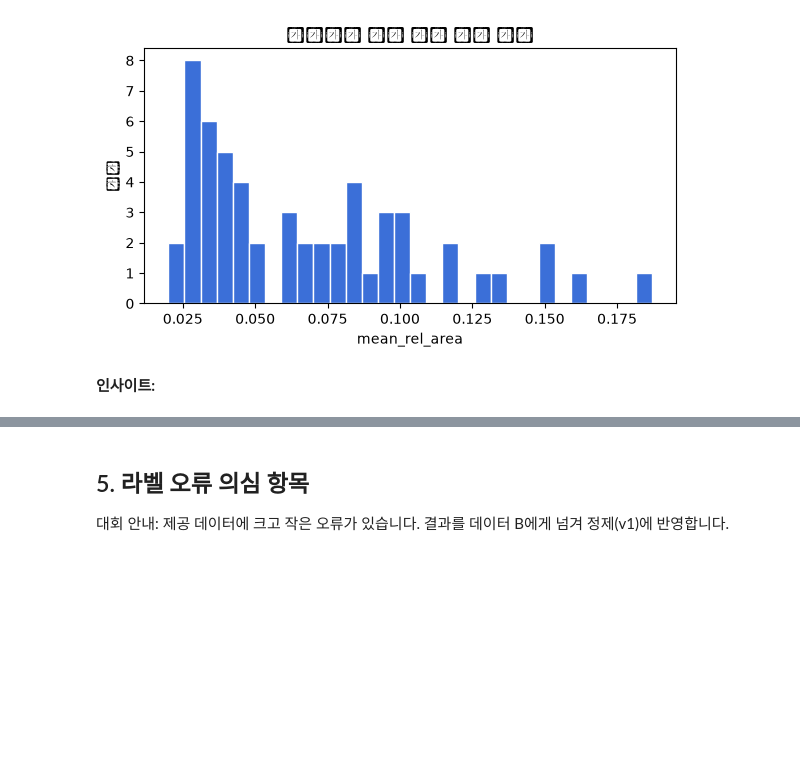
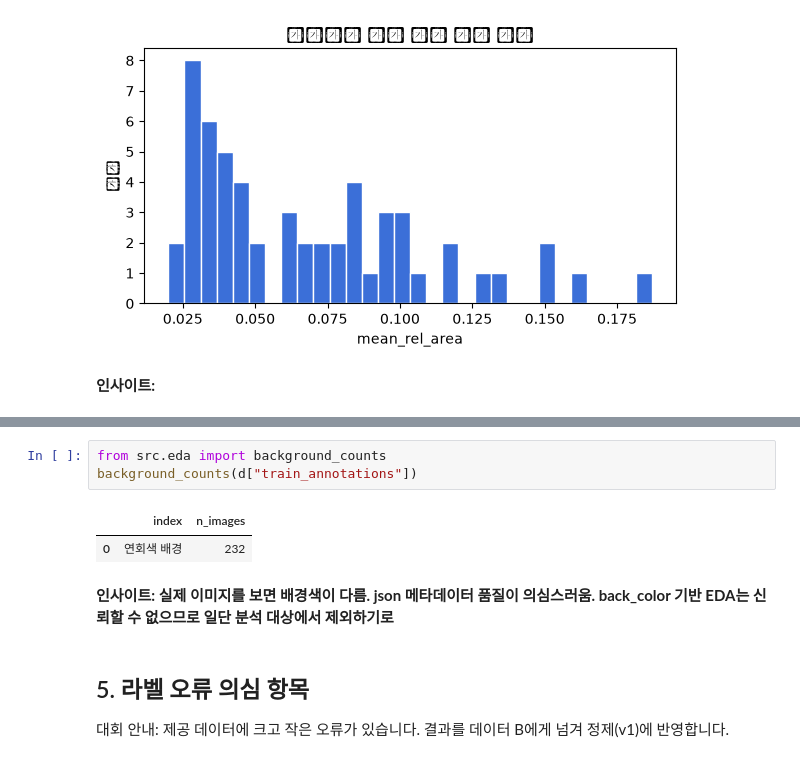
Before and after one commit to part2team1/YacssoK, a Jupyter notebook: notebooks/01_eda.ipynb, the cells around one changed output, grey strips where cells are left out. Cells and saved outputs as stored; diff of their text form; blank space fills up the shorter version.

```diff
--- a/notebooks/01_eda.ipynb
+++ b/notebooks/01_eda.ipynb
@@ -138,3 +142,11 @@ plot_hist(size_df["mean_rel_area"], "클래스별 평균 박스 면적 비율",
+# %%
+from src.eda import background_counts
+background_counts(d["train_annotations"])
+# %% [output]
+|  | index | n_images |
+| 0 | 연회색 배경 | 232 |
+# %% [markdown]
+**인사이트: 실제 이미지를 보면 배경색이 다름. json 메타데이터 품질이 의심스러움. back_color 기반 EDA는 신뢰할 수 없으므로 일단 분석 대상에서 제외하기로**
 # %% [markdown]
 ## 5. 라벨 오류 의심 항목
 대회 안내: 제공 데이터에 크고 작은 오류가 있습니다. 결과를 데이터 B에게 넘겨 정제(v1)에 반영합니다.
```
Also changed, not shown: parts of 1 cell of this notebook, 1 other file.
